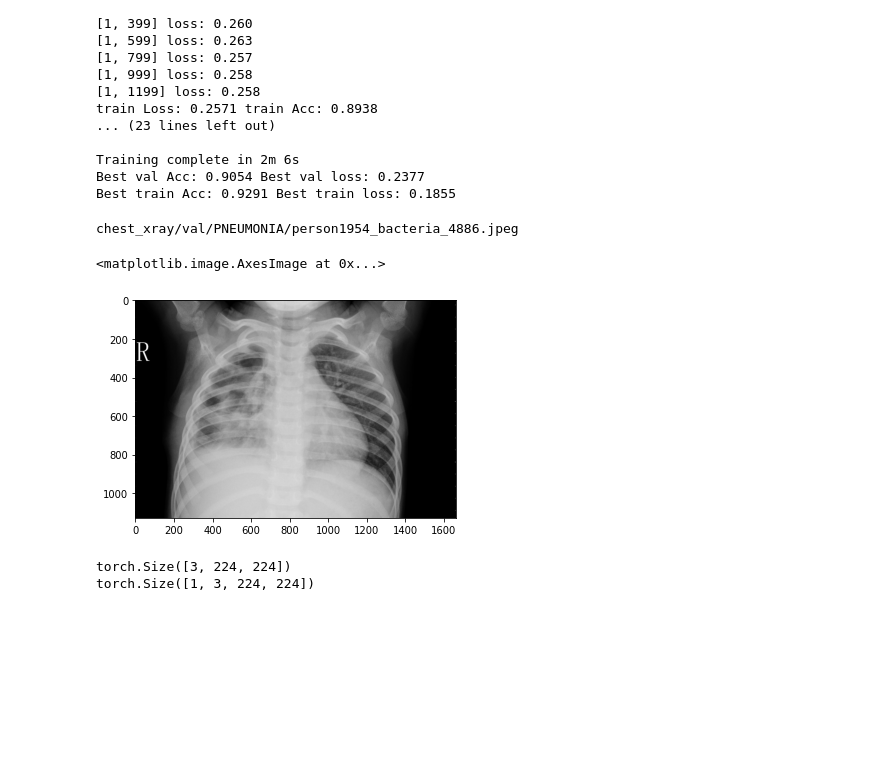
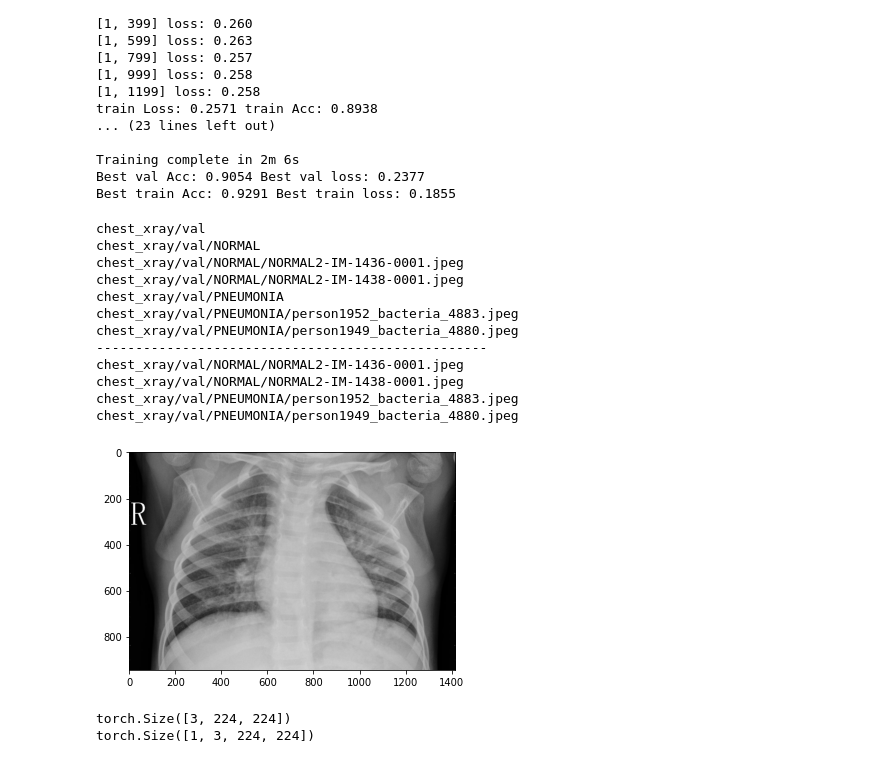
Before and after one commit to NatVo/pneumonia_detection, a Jupyter notebook: train.ipynb, the cells around one changed output. Saved outputs shown, nothing was run; the diff lists cells and outputs as text; code cells hidden in the pictures; blank space fills up the shorter version.

```diff
--- a/train.ipynb
+++ b/train.ipynb
@@ -259,23 +259,56 @@ def apply_test_transforms(inp):
 # %%
 from PIL import Image
 import random
 #import cv2
 
 test_data_dir = f'{data_dir}/val'
-test_data_files = os.listdir(test_data_dir)
-imgs = os.listdir(f'{test_data_dir}/{test_data_files[2]}')
-img_num = random.randint(0, len(imgs))
-img_path = f'{test_data_dir}/{test_data_files[2]}/{imgs[img_num]}'
-im = Image.open(img_path)
-im = im.convert('RGB')
+print(test_data_dir)
+imgs_path = []
 
-print(img_path)
+for subdir in os.listdir(test_data_dir):
+    subdir_path = f'{test_data_dir}/{subdir}'
+    if os.path.isdir(subdir_path):
+        print(subdir_path)
+        imgs = os.listdir(subdir_path)
+        imgs.remove('.DS_Store')
+        for i in range(0, 2):
+            img_num = random.randint(0, len(imgs) - 1)
+            img_path = f'{subdir_path}/{imgs[img_num]}'
+            imgs_path.append(img_path)
+            print(img_path)
 
-plt.imshow(im)
+print('-'*50)
+
+for img_path in imgs_path:
+    print(img_path)
+    im = Image.open(img_path)
+    im = im.convert('RGB')
+    plt.imshow(im)
+
+# test_data_files = os.listdir(test_data_dir)
+# imgs = os.listdir(f'{test_data_dir}/{test_data_files[2]}')
+# img_num = random.randint(0, len(imgs))
+# img_path = f'{test_data_dir}/{test_data_files[2]}/{imgs[img_num]}'
+# im = Image.open(img_path)
+# im = im.convert('RGB')
+
+# print(img_path)
+
+# plt.imshow(im)
 # %% [output]
-chest_xray/val/PNEUMONIA/person1954_bacteria_4886.jpeg
+chest_xray/val
+chest_xray/val/NORMAL
+chest_xray/val/NORMAL/NORMAL2-IM-1436-0001.jpeg
+chest_xray/val/NORMAL/NORMAL2-IM-1438-0001.jpeg
+chest_xray/val/PNEUMONIA
+chest_xray/val/PNEUMONIA/person1952_bacteria_4883.jpeg
+chest_xray/val/PNEUMONIA/person1949_bacteria_4880.jpeg
+--------------------------------------------------
+chest_xray/val/NORMAL/NORMAL2-IM-1436-0001.jpeg
+chest_xray/val/NORMAL/NORMAL2-IM-1438-0001.jpeg
+chest_xray/val/PNEUMONIA/person1952_bacteria_4883.jpeg
+chest_xray/val/PNEUMONIA/person1949_bacteria_4880.jpeg
-<matplotlib.image.AxesImage at 0x...>
-[figure, old version]
+[figure, new version]
 # %%
 im_as_tensor = apply_test_transforms(im)
 print(im_as_tensor.size())
```
